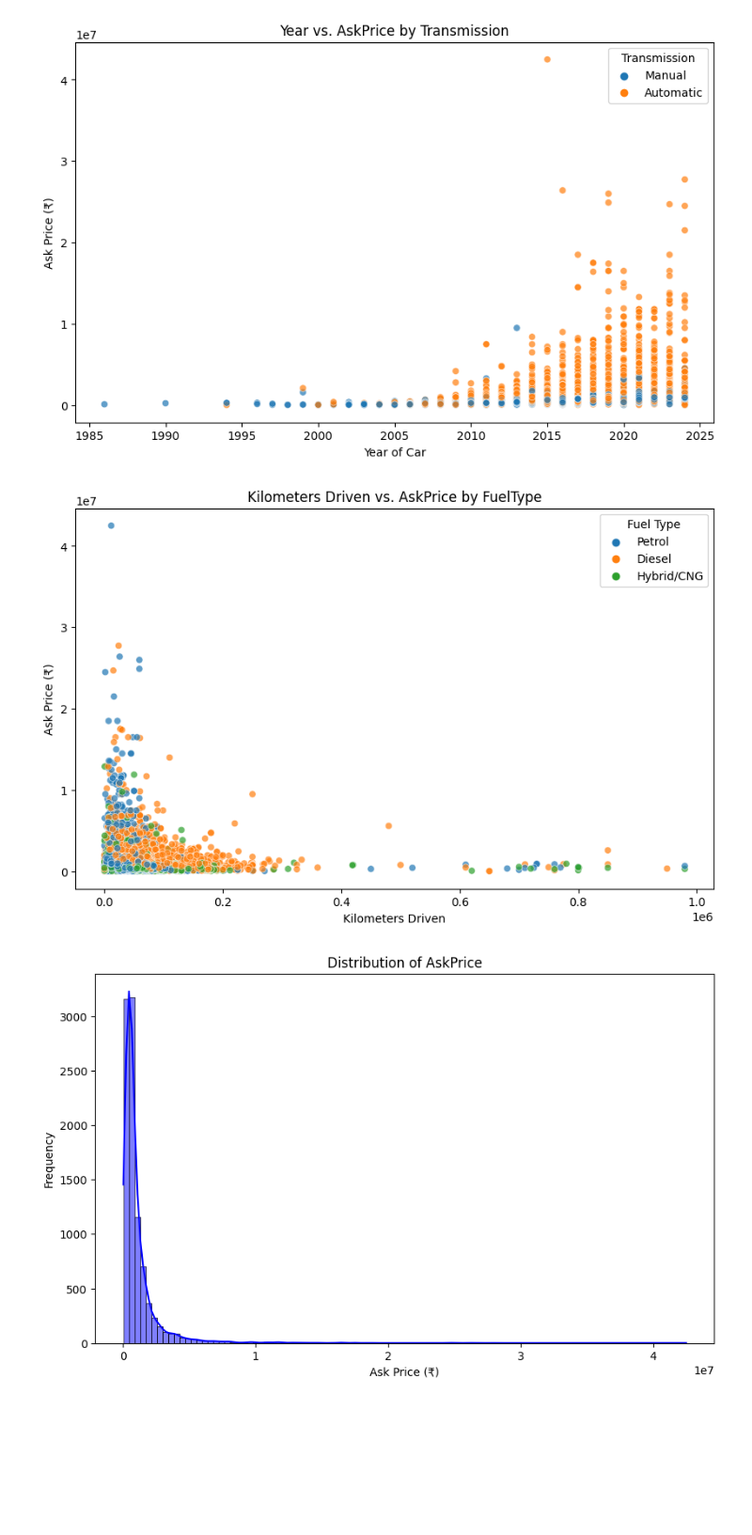
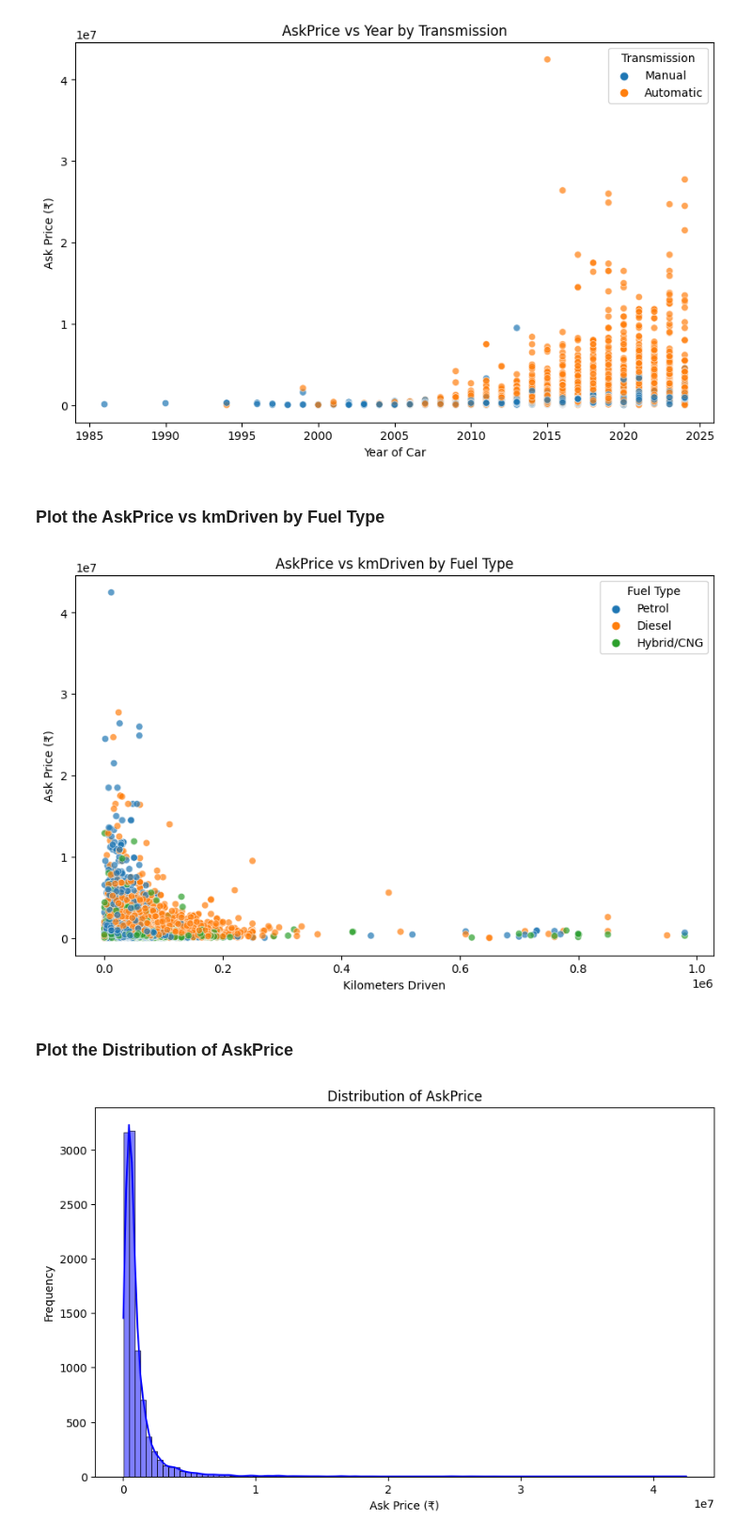
Before and after one commit to johnpospisil/used-car-values-in-india, a Jupyter notebook: used-car-values-in-india.ipynb, the cells around one changed output. Shown at 94% size. Saved outputs shown, nothing was run; the diff lists cells and outputs as text; code cells hidden in the pictures; blank space fills up the shorter version.

```diff
--- a/used-car-values-in-india.ipynb
+++ b/used-car-values-in-india.ipynb
@@ -491,16 +493,20 @@ plt.legend(title='Transmission')
 plt.show()
 # %% [output]
 [figure]
+# %% [markdown]
+### Plot the AskPrice vs kmDriven by Fuel Type
 # %%
 plt.figure(figsize=(10, 6))
 sns.scatterplot(data=df, x='kmDriven', y='AskPrice', hue='FuelType', alpha=0.7)
-plt.title('Kilometers Driven vs. AskPrice by FuelType')
+plt.title('AskPrice vs kmDriven by Fuel Type')
 plt.xlabel('Kilometers Driven')
 plt.ylabel('Ask Price (₹)')
 plt.legend(title='Fuel Type')
 plt.show()
 # %% [output]
-[figure, old version]
+[figure, new version]
+# %% [markdown]
+### Plot the Distribution of AskPrice
 # %%
 plt.figure(figsize=(10, 6))
 sns.histplot(df['AskPrice'], bins=100, kde=True, color='blue')
```
Also changed, not shown: parts of 55 cells of this notebook.
